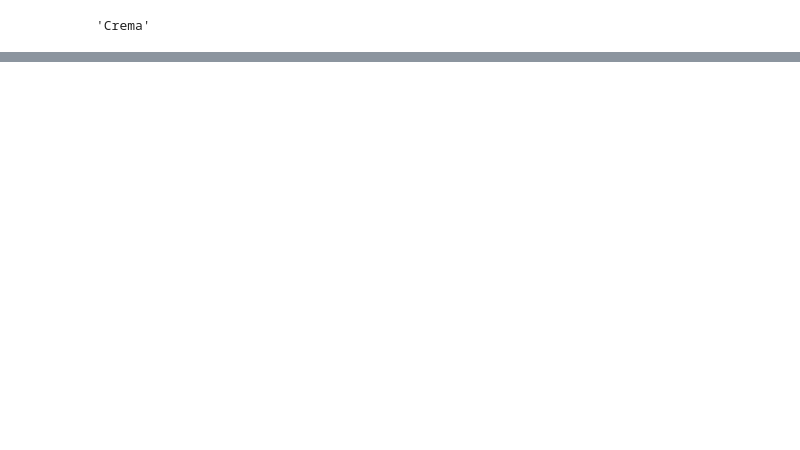
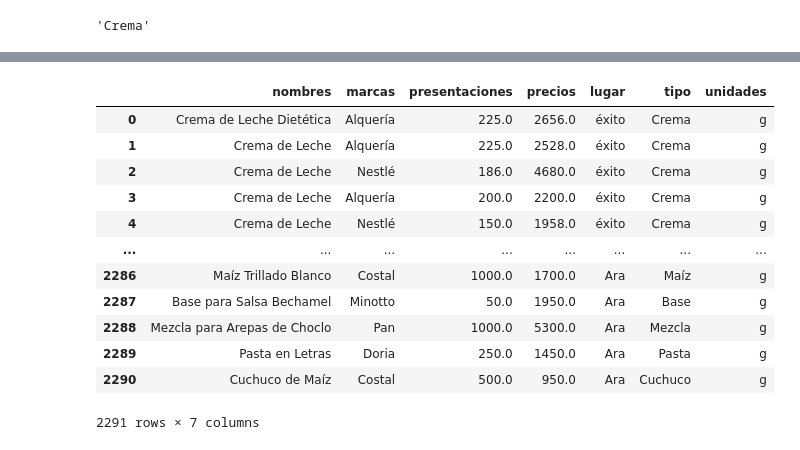
Before and after one commit to DanAndCastRod/python_DataScience, a Jupyter notebook: Listas_precios.ipynb, the cells around one changed output, grey strips where cells are left out. Saved outputs shown, nothing was run; the diff lists cells and outputs as text; code cells hidden in the pictures; blank space fills up the shorter version.

```diff
--- a/Listas_precios.ipynb
+++ b/Listas_precios.ipynb
@@ -280,0 +422,16 @@ NameError: name 'df' is not defined
+# %%
+data
+# %% [output]
+|  | nombres | marcas | presentaciones | precios | lugar | tipo | unidades |
+| 0 | Crema de Leche Dietética | Alquería | 225.0 | 2656.0 | éxito | Crema | g |
+| 1 | Crema de Leche | Alquería | 225.0 | 2528.0 | éxito | Crema | g |
+| 2 | Crema de Leche | Nestlé | 186.0 | 4680.0 | éxito | Crema | g |
+| 3 | Crema de Leche | Alquería | 200.0 | 2200.0 | éxito | Crema | g |
+| 4 | Crema de Leche | Nestlé | 150.0 | 1958.0 | éxito | Crema | g |
+| ... | ... | ... | ... | ... | ... | ... | ... |
+| 2286 | Maíz Trillado Blanco | Costal | 1000.0 | 1700.0 | Ara | Maíz | g |
+| 2287 | Base para Salsa Bechamel | Minotto | 50.0 | 1950.0 | Ara | Base | g |
+| 2288 | Mezcla para Arepas de Choclo | Pan | 1000.0 | 5300.0 | Ara | Mezcla | g |
+| 2289 | Pasta en Letras | Doria | 250.0 | 1450.0 | Ara | Pasta | g |
+| 2290 | Cuchuco de Maíz | Costal | 500.0 | 950.0 | Ara | Cuchuco | g |
+2291 rows × 7 columns
```
Also changed, not shown: parts of 26 cells of this notebook, 3 other files.
